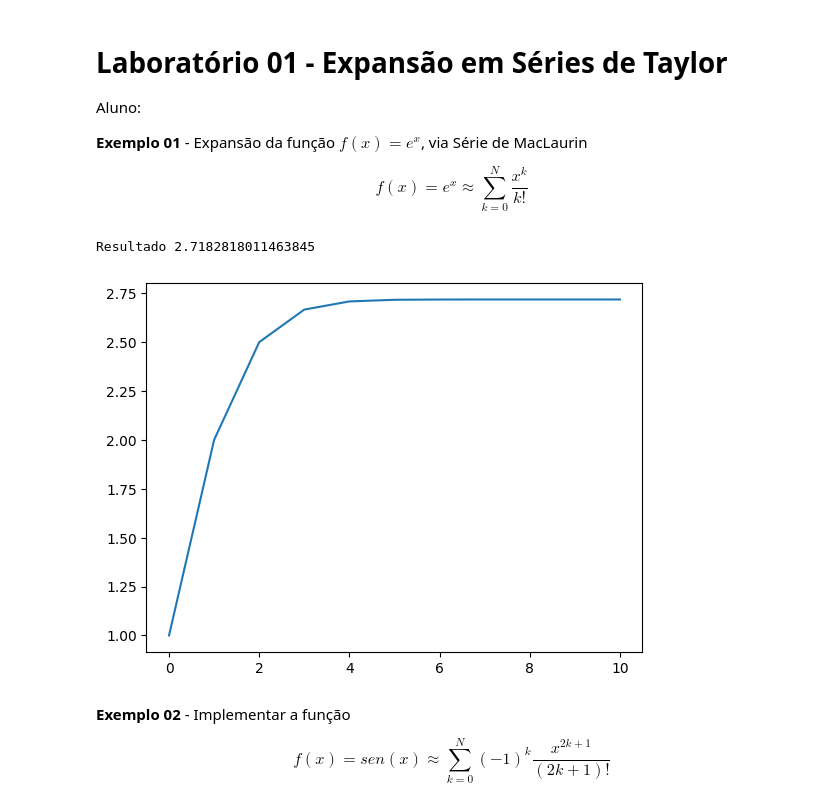
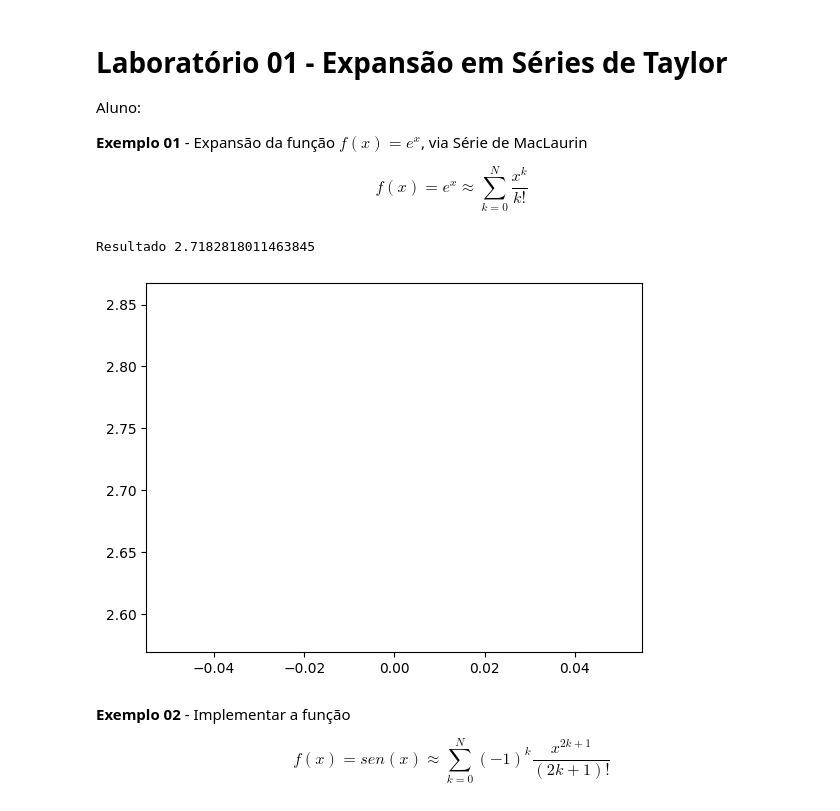
Before and after one commit to PedroNeto05/lab-CN, a Jupyter notebook: Lab_01.ipynb, the cells around one changed output. Saved outputs shown, nothing was run; the diff lists cells and outputs as text; code cells hidden in the pictures.

```diff
--- a/Lab_01.ipynb
+++ b/Lab_01.ipynb
@@ -11,25 +11,24 @@ $$
 # %%
 import numpy as np
 import matplotlib.pyplot as plt
 import math
 
 
 def mac(x, N):
     soma = 0
-    valores: list[complex] = []
     for k in range(N+1):
         soma += (x**k) / math.factorial(k)
-        valores.append(soma)
-    return valores
+    return soma
 
 
+teste = np.linspace()
 result = mac(1, 10)
-print(f"Resultado {result[-1]}")
+print(f"Resultado {result}")
 plt.plot(result)
 plt.show()
 # %% [output]
 Resultado 2.7182818011463845
-[figure, old version]
+[figure, new version]
 # %% [markdown]
 **Exemplo 02** - Implementar a função
 
```
Also changed, not shown: parts of 3 cells of this notebook.
